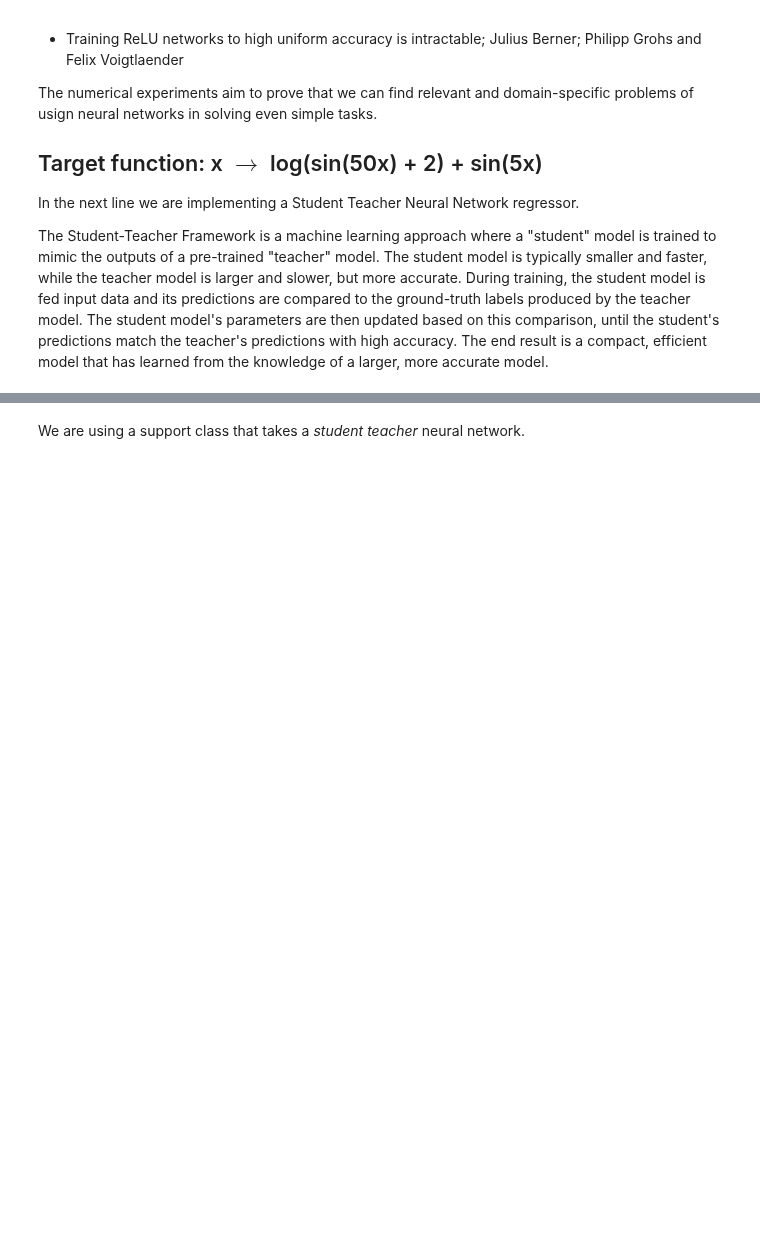
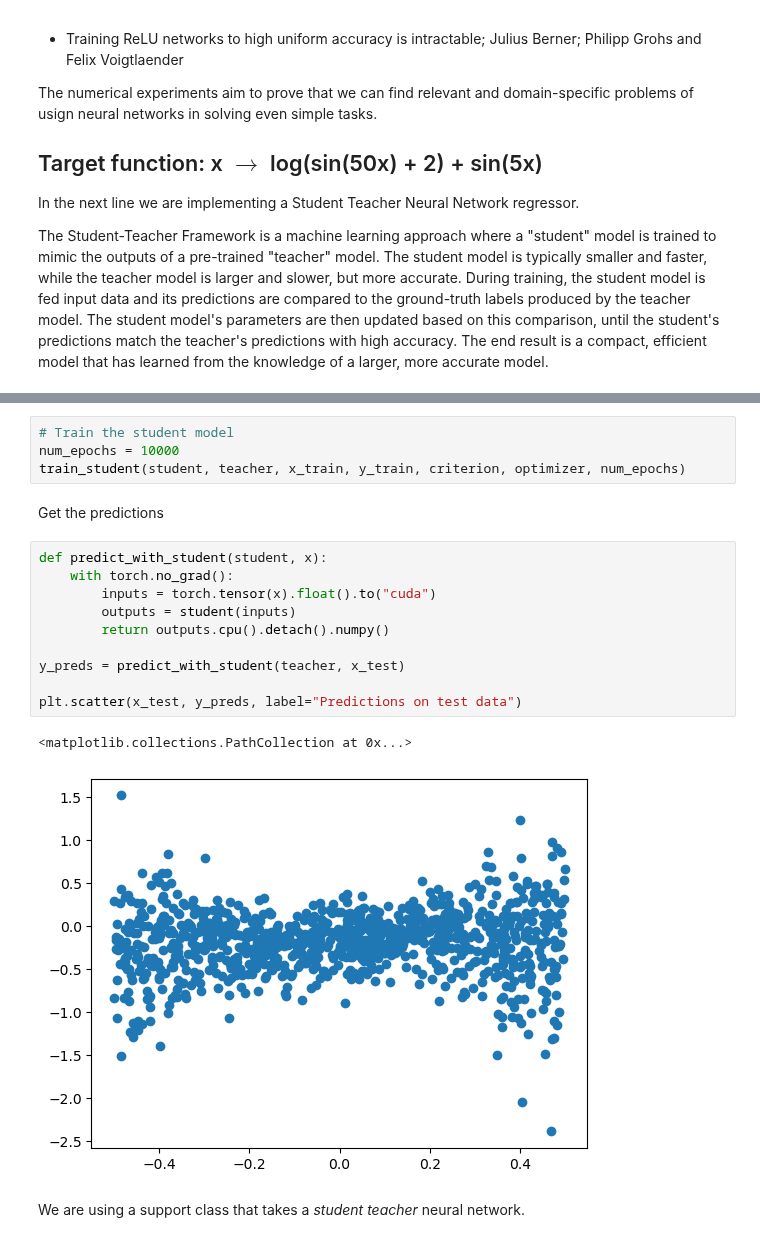
Before and after one commit to IZerab/Math_proj, a Jupyter notebook: New_script.ipynb, the cells around one changed output, grey strips where cells are left out. Saved outputs shown, nothing was run; the diff lists cells and outputs as text; blank space fills up the shorter version.

```diff
--- a/New_script.ipynb
+++ b/New_script.ipynb
@@ -52,3 +193,22 @@ plt.plot()
+# %%
+# Train the student model
+num_epochs = 10000
+train_student(student, teacher, x_train, y_train, criterion, optimizer, num_epochs)
+# %% [markdown]
+Get the predictions
+# %%
+def predict_with_student(student, x):
+    with torch.no_grad():
+        inputs = torch.tensor(x).float().to("cuda")
+        outputs = student(inputs)
+        return outputs.cpu().detach().numpy()
+
+y_preds = predict_with_student(teacher, x_test)
+
+plt.scatter(x_test, y_preds, label="Predictions on test data")
+# %% [output]
+<matplotlib.collections.PathCollection at 0x...>
+[figure, added]
 # %% [markdown]
 We are using a support class that takes a *student teacher* neural network.
 # %%
```
Also changed, not shown: parts of 16 cells of this notebook.
